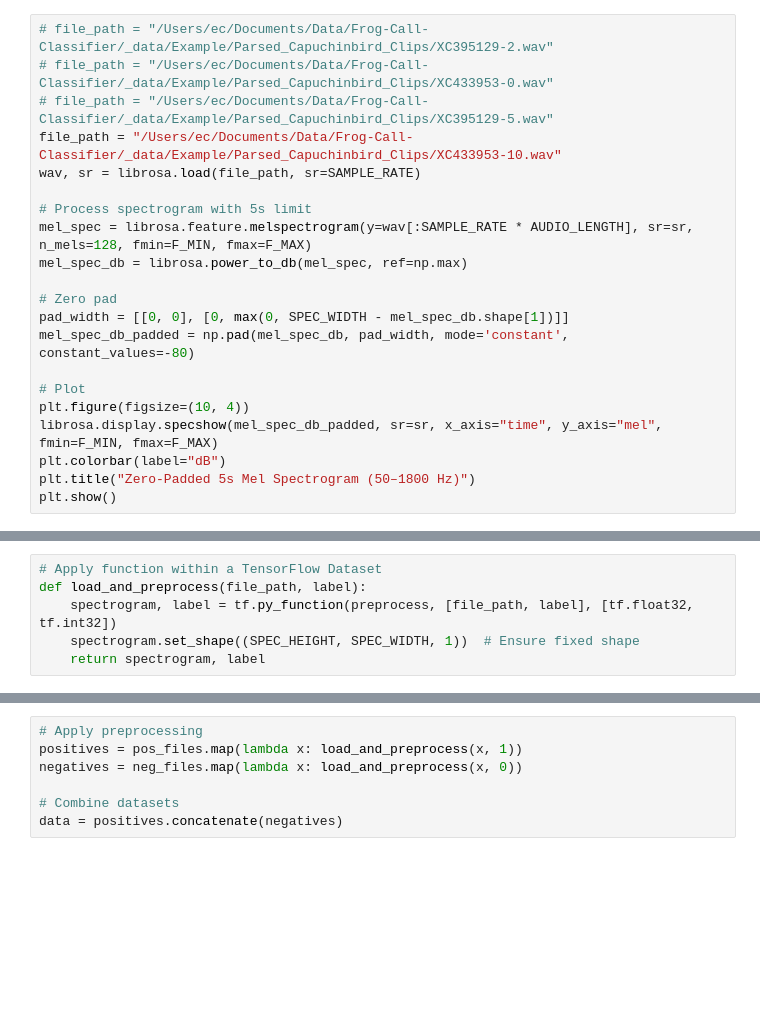
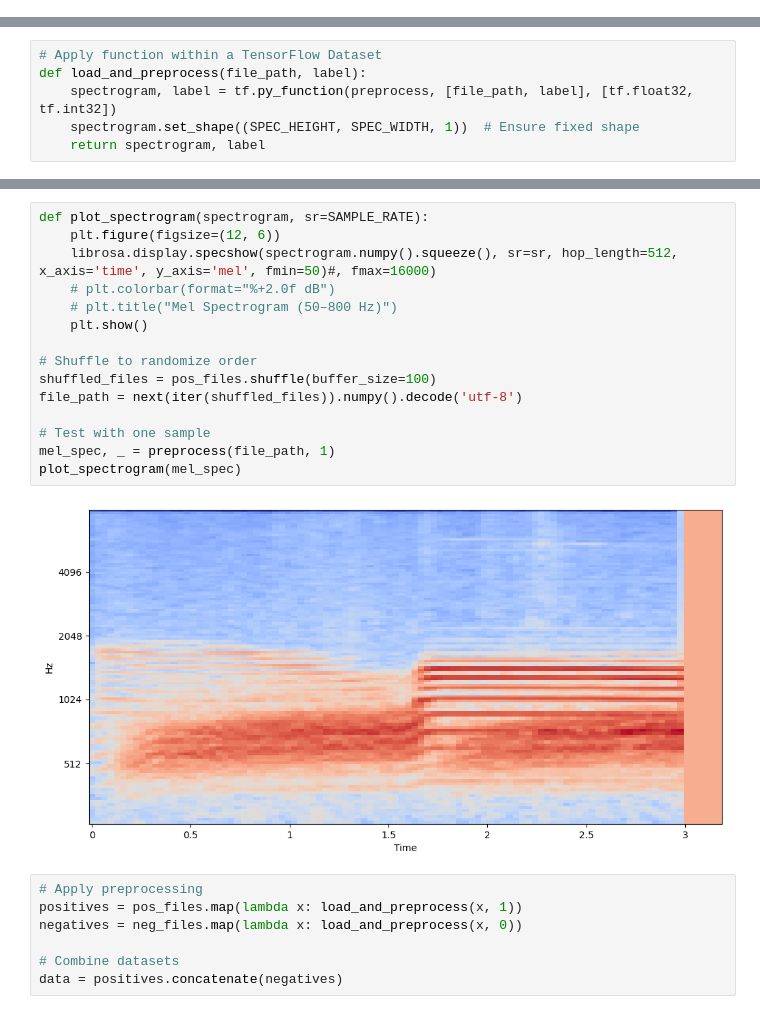
Before and after one commit to el-cordero/Frog-Call-Classifier, a Jupyter notebook: _scripts/AudioClassifier.ipynb, the cells around one changed output, grey strips where cells are left out. Cells and saved outputs as stored; diff of their text form; blank space fills up the shorter version.

```diff
--- a/_scripts/AudioClassifier.ipynb
+++ b/_scripts/AudioClassifier.ipynb
@@ -63,24 +65,3 @@ plt.title("Mel Spectrogram (50–1800 Hz)")
 plt.show()
 # %% [output]
 [figure]
-# %%
-# file_path = "/Users/ec/Documents/Data/Frog-Call-Classifier/_data/Example/Parsed_Capuchinbird_Clips/XC395129-2.wav"
-# file_path = "/Users/ec/Documents/Data/Frog-Call-Classifier/_data/Example/Parsed_Capuchinbird_Clips/XC433953-0.wav"
-# file_path = "/Users/ec/Documents/Data/Frog-Call-Classifier/_data/Example/Parsed_Capuchinbird_Clips/XC395129-5.wav"
-file_path = "/Users/ec/Documents/Data/Frog-Call-Classifier/_data/Example/Parsed_Capuchinbird_Clips/XC433953-10.wav"
-wav, sr = librosa.load(file_path, sr=SAMPLE_RATE)
-
-# Process spectrogram with 5s limit
-mel_spec = librosa.feature.melspectrogram(y=wav[:SAMPLE_RATE * AUDIO_LENGTH], sr=sr, n_mels=128, fmin=F_MIN, fmax=F_MAX)
-mel_spec_db = librosa.power_to_db(mel_spec, ref=np.max)
-
-# Zero pad
-pad_width = [[0, 0], [0, max(0, SPEC_WIDTH - mel_spec_db.shape[1])]]
-mel_spec_db_padded = np.pad(mel_spec_db, pad_width, mode='constant', constant_values=-80)
-
-# Plot
-plt.figure(figsize=(10, 4))
-librosa.display.specshow(mel_spec_db_padded, sr=sr, x_axis="time", y_axis="mel", fmin=F_MIN, fmax=F_MAX)
-plt.colorbar(label="dB")
-plt.title("Zero-Padded 5s Mel Spectrogram (50–1800 Hz)")
-plt.show()
@@ -165,3 +232,20 @@ Negative samples: 593
+# %%
+def plot_spectrogram(spectrogram, sr=SAMPLE_RATE):
+    plt.figure(figsize=(12, 6))
+    librosa.display.specshow(spectrogram.numpy().squeeze(), sr=sr, hop_length=512, x_axis='time', y_axis='mel', fmin=50)#, fmax=16000)
+    # plt.colorbar(format="%+2.0f dB")
+    # plt.title("Mel Spectrogram (50–800 Hz)")
+    plt.show()
+
+# Shuffle to randomize order
+shuffled_files = pos_files.shuffle(buffer_size=100)
+file_path = next(iter(shuffled_files)).numpy().decode('utf-8')
+
+# Test with one sample
+mel_spec, _ = preprocess(file_path, 1)
+plot_spectrogram(mel_spec)
+# %% [output]
+[figure, added]
 # %%
 # Apply preprocessing
 positives = pos_files.map(lambda x: load_and_preprocess(x, 1))
```
Also changed, not shown: parts of 25 cells of this notebook.
